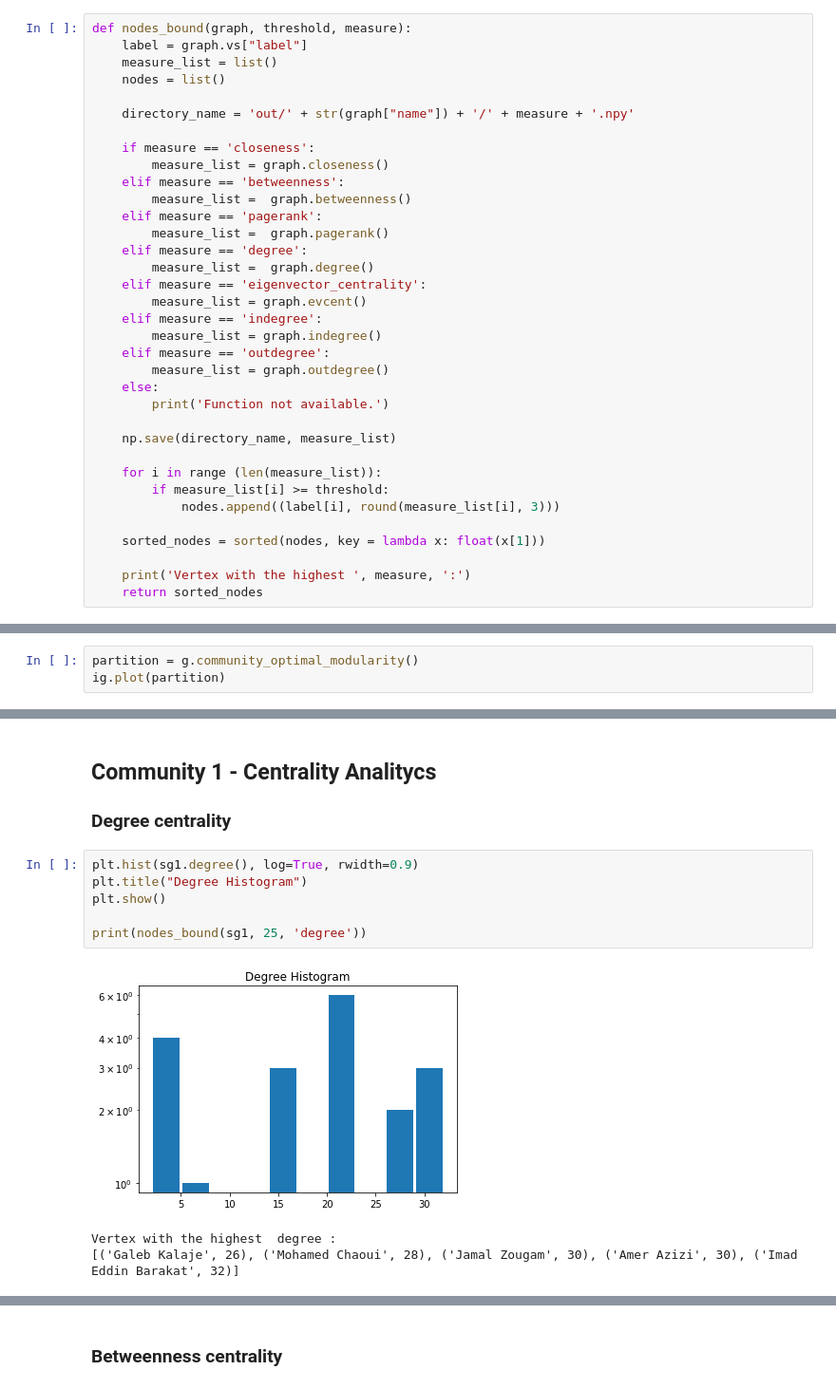
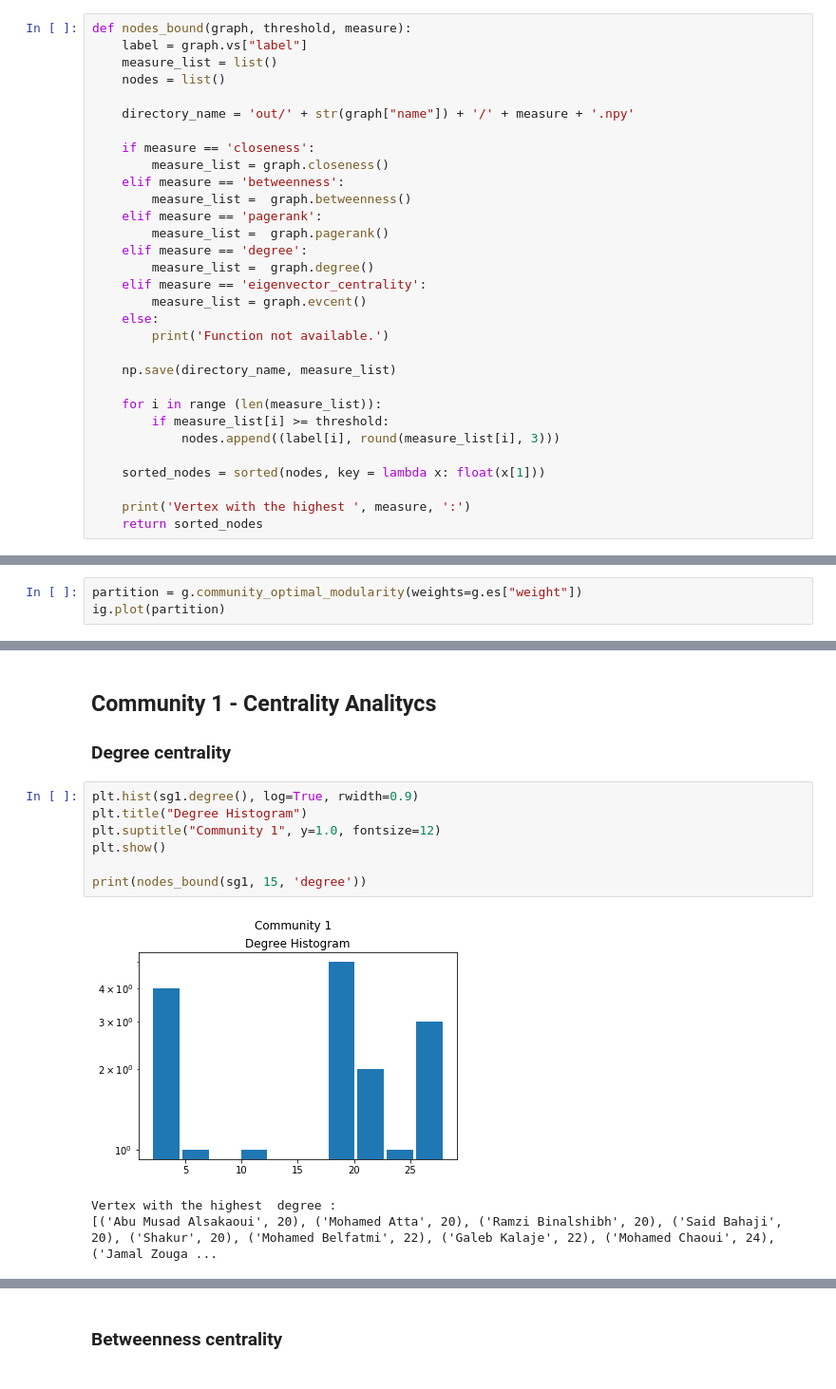
Before and after one commit to GiorgiaAuroraAdorni/MadridTrainBombingNetAnalytics, a Jupyter notebook: MadridTrainBombingNet.ipynb, the cells around one changed output, grey strips where cells are left out. Shown at 95% size. Cells and saved outputs as stored; diff of their text form.

Commit message:
Removed indegree and outdegree measures.
Updated modularity: added weights parameter.
Added a function that print for each measure the first five vertex with the highest centrality.

```diff
--- a/MadridTrainBombingNet.ipynb
+++ b/MadridTrainBombingNet.ipynb
@@ -112,10 +112,6 @@ def nodes_bound(graph, threshold, measure):
         measure_list =  graph.degree()
     elif measure == 'eigenvector_centrality':
         measure_list = graph.evcent()
-    elif measure == 'indegree':
-        measure_list = graph.indegree()
-    elif measure == 'outdegree':
-        measure_list = graph.outdegree()
     else:
         print('Function not available.')
 
@@ -247,7 +217,7 @@ Vertex with the highest  eigenvector_centrality :
 # %% [markdown]
 ## Community Detection
 # %%
-partition = g.community_optimal_modularity()
+partition = g.community_optimal_modularity(weights=g.es["weight"])
 ig.plot(partition)
 # %% [output]
 <igraph.drawing.Plot at 0x...>
@@ -346,10 +316,11 @@ ig.plot(sg5)
 # %%
 plt.hist(sg1.degree(), log=True, rwidth=0.9)
 plt.title("Degree Histogram")
+plt.suptitle("Community 1", y=1.0, fontsize=12)
 plt.show()
 
-print(nodes_bound(sg1, 25, 'degree'))
+print(nodes_bound(sg1, 15, 'degree'))
 # %% [output]
-[figure, old version]
+[figure, new version]
 Vertex with the highest  degree :
-[('Galeb Kalaje', 26), ('Mohamed Chaoui', 28), ('Jamal Zougam', 30), ('Amer Azizi', 30), ('Imad Eddin Barakat', 32)]
+[('Abu Musad Alsakaoui', 20), ('Mohamed Atta', 20), ('Ramzi Binalshibh', 20), ('Said Bahaji', 20), ('Shakur', 20), ('Mohamed Belfatmi', 22), ('Galeb Kalaje', 22), ('Mohamed Chaoui', 24), ('Jamal Zouga ...
```
Also changed, not shown: parts of 57 cells of this notebook.
